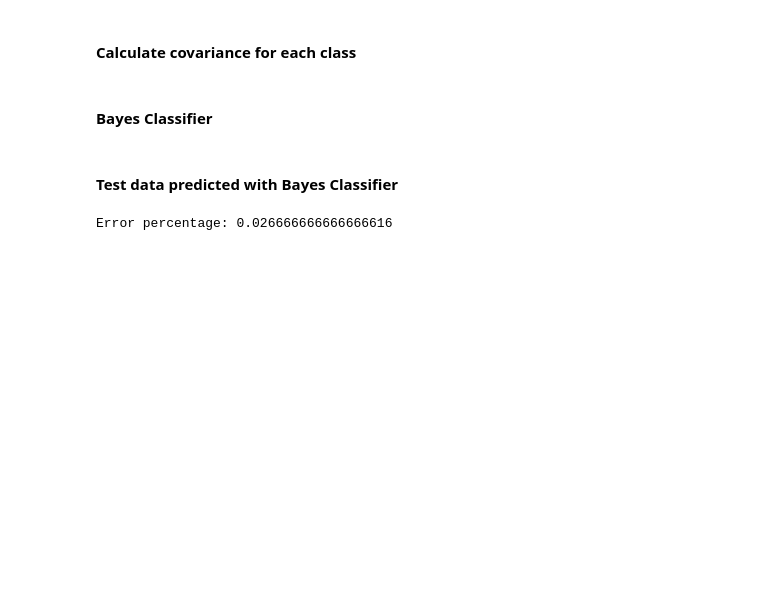
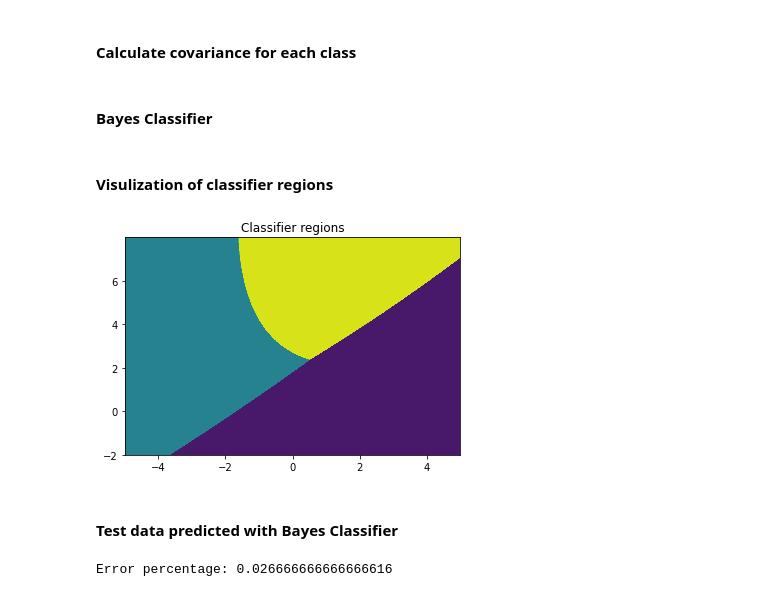
Before and after one commit to Andre-MR-Pereira/MLabs, a Jupyter notebook: Labs/Lab4/Part2.ipynb, the cells around one changed output. Saved outputs shown, nothing was run; the diff lists cells and outputs as text; code cells hidden in the pictures; blank space fills up the shorter version.

Commit message:
Regions

```diff
--- a/Labs/Lab4/Part2.ipynb
+++ b/Labs/Lab4/Part2.ipynb
@@ -138,6 +138,31 @@ def predictBayes(data_x, classes, mean, cov):
         predictions.append(classes[np.argmax(posterior)])
 
     return predictions
+# %% [markdown]
+####
+#### Visulization of classifier regions
+# %%
+x1, x2 = np.mgrid[-5:5:0.01,-2:8:0.01]
+coords = np.concatenate([np.expand_dims(x1,axis=2), np.expand_dims(x2,axis=2)], axis=2)
+
+pdf = {}
+for c in classes:
+    pdf[c] = stats.multivariate_normal(mean[c],cov[c]).pdf(coords)
+
+maxpdf = np.maximum(pdf[1],np.maximum(pdf[2],pdf[3]))
+plt.contourf(x0coords,x1coords,maxpdf)
+
+pred = {}
+for c in classes:
+    pred[c] = (pdf[c] == maxpdf)
+
+pred = pred[1] + 2*pred[2] + 3*pred[3]
+
+plt.contourf(x0coords,x1coords,pred)
+plt.title('Classifier regions')
+plt.show()
+# %% [output]
+[figure, added]
 # %% [markdown]
 ####
 #### Test data predicted with Bayes Classifier
```
